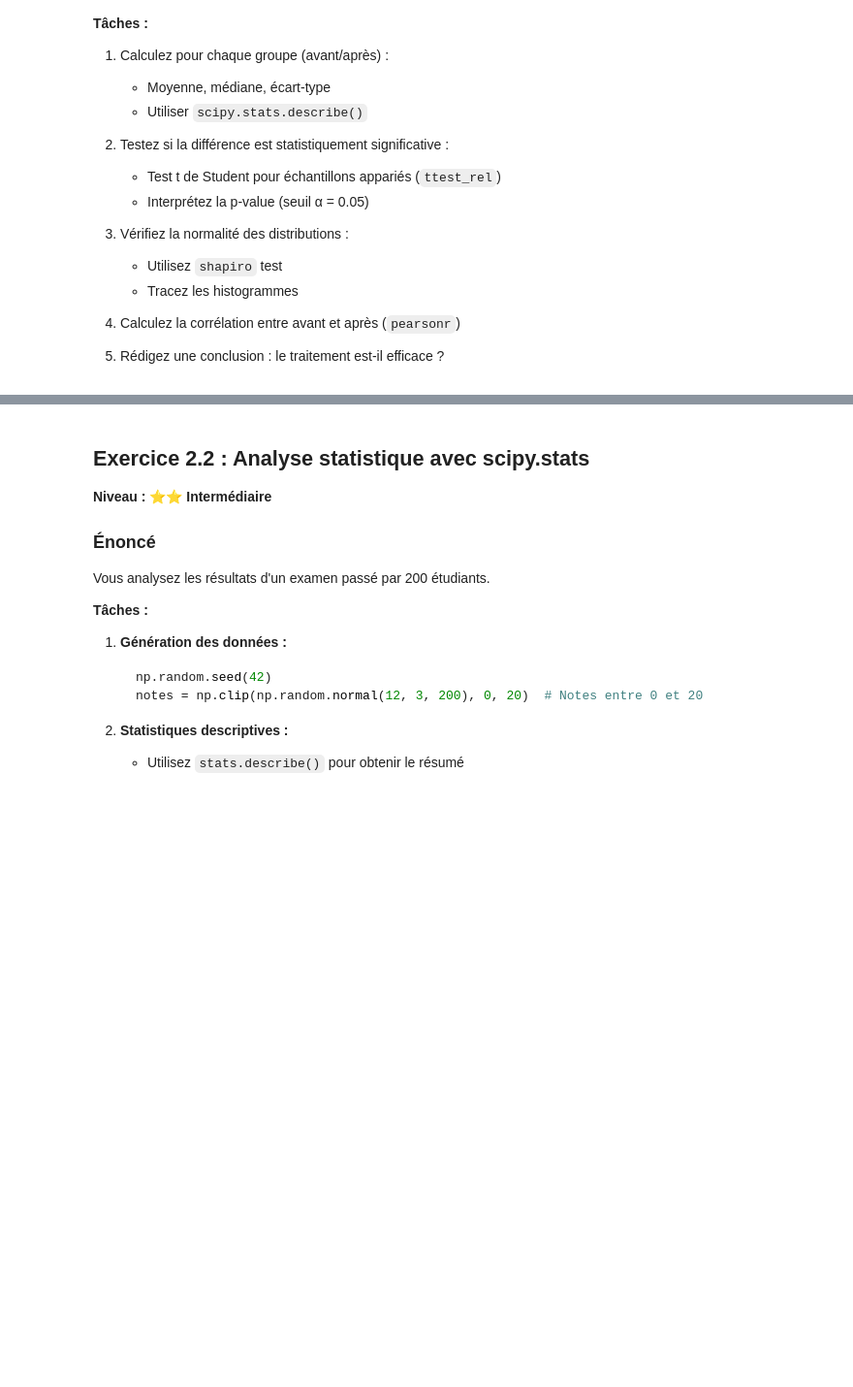
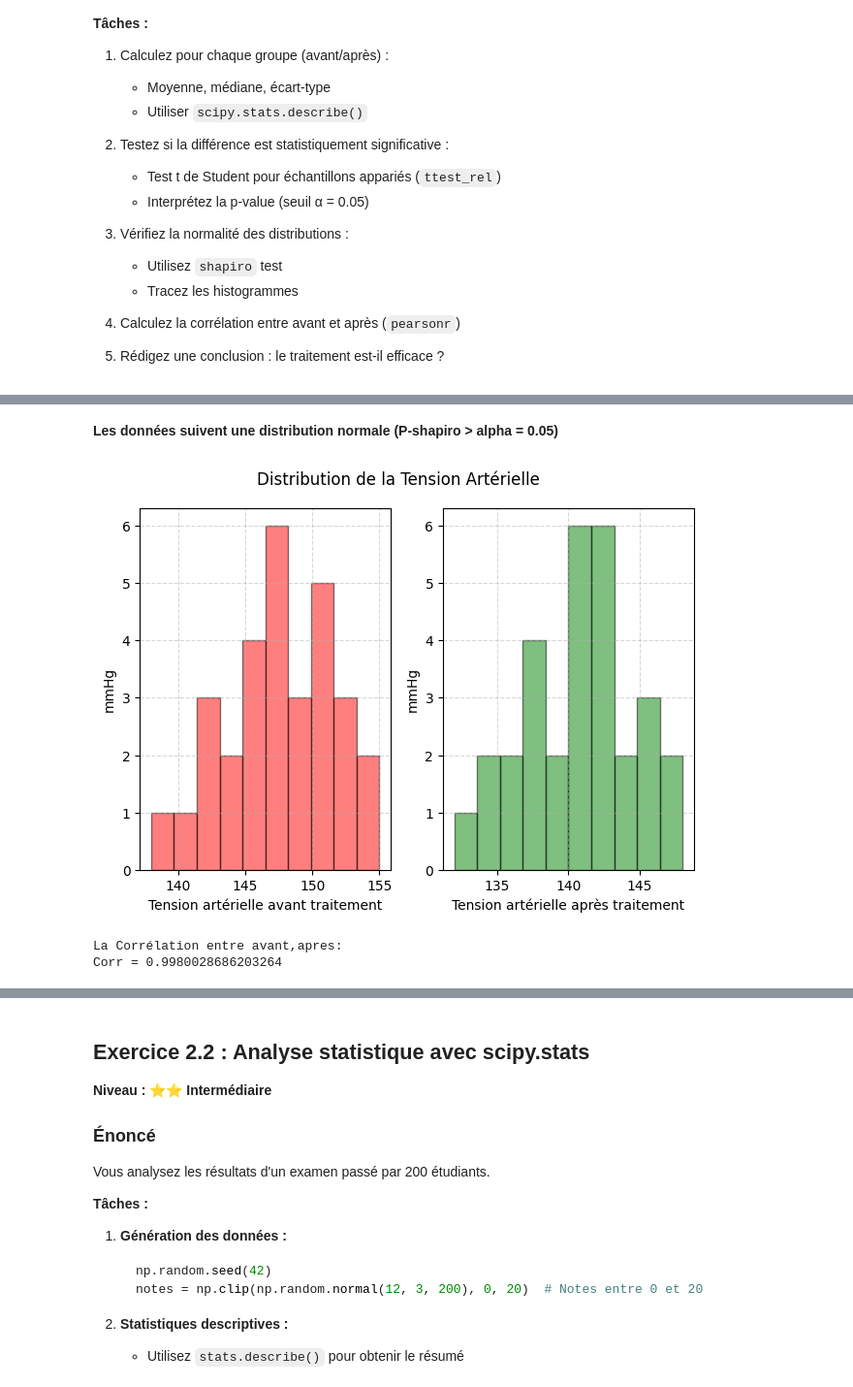
Before and after one commit to Anam-Ayoub/testSite, a Jupyter notebook: exercices/exercices-pratiques-scipy.ipynb, the cells around one changed output, grey strips where cells are left out. Shown at 97% size. Cells and saved outputs as stored; diff of their text form; code cells hidden in the pictures; blank space fills up the shorter version.

```diff
--- a/exercices/exercices-pratiques-scipy.ipynb
+++ b/exercices/exercices-pratiques-scipy.ipynb
@@ -572,3 +574,11 @@ apres = [138, 132, 145, 140, 148, 135, 142, 143, 140, 144,
 4. Calculez la corrélation entre avant et après (`pearsonr`)
 
 5. Rédigez une conclusion : le traitement est-il efficace ?
+# %%
+avant = np.array([145, 138, 152, 148, 155, 142, 149, 150, 147, 151,
+         143, 146, 154, 141, 148, 153, 144, 147, 150, 146,
+         149, 152, 145, 148, 151, 143, 147, 150, 144, 149])
+
+apres = np.array([138, 132, 145, 140, 148, 135, 142, 143, 140, 144,
+         136, 139, 147, 134, 141, 146, 137, 140, 143, 139,
+         142, 145, 138, 141, 144, 136, 140, 143, 137, 142])
@@ -574,0 +656,27 @@ apres = [138, 132, 145, 140, 148, 135, 142, 143, 140, 144,
+# %% [markdown]
+**Les données suivent une distribution normale (P-shapiro > alpha = 0.05)**
+# %%
+plt.subplot(1,2,1)
+plt.hist(avant, bins=10,color = 'red',alpha=0.5, edgecolor='black')
+plt.xlabel('Tension artérielle avant traitement')
+plt.ylabel('mmHg')
+plt.grid(linestyle='--', alpha=0.5)
+plt.tight_layout()
+plt.subplot(1,2,2)
+plt.hist(apres, bins=10,color = 'green',alpha=0.5, edgecolor='black')
+plt.xlabel('Tension artérielle après traitement')
+plt.ylabel('mmHg')
+plt.grid(linestyle='--', alpha=0.5)
+plt.suptitle('Distribution de la Tension Artérielle')
+plt.tight_layout()
+plt.show()
+# %% [output]
+[figure, added]
+# %%
+#========Calcule la Corrélation:========
+res = stats.pearsonr(avant,apres)
+print(f"La Corrélation entre avant,apres: ")
+print(f"Corr = {res[0]}")
+# %% [output]
+La Corrélation entre avant,apres:
+Corr = 0.9980028686203264
```
Also changed, not shown: parts of 7 cells of this notebook.
